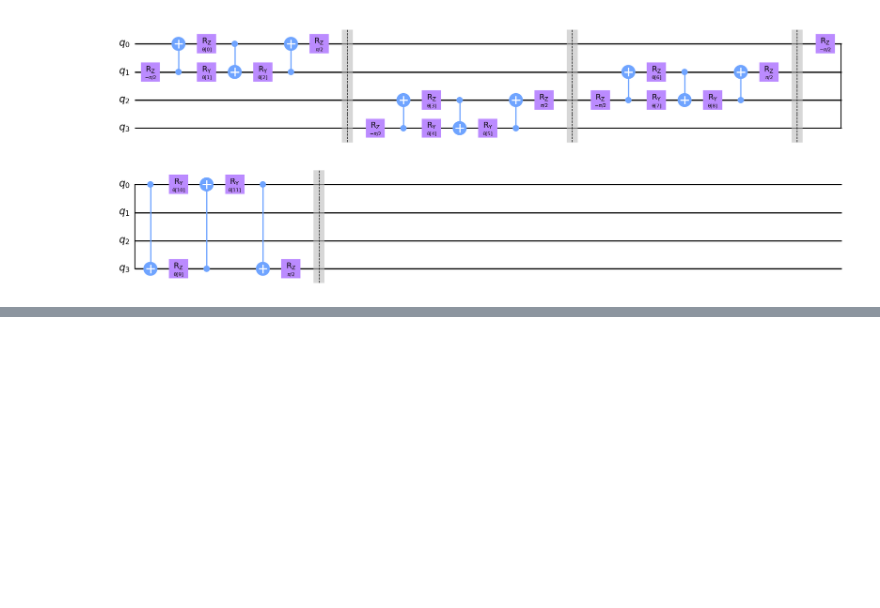
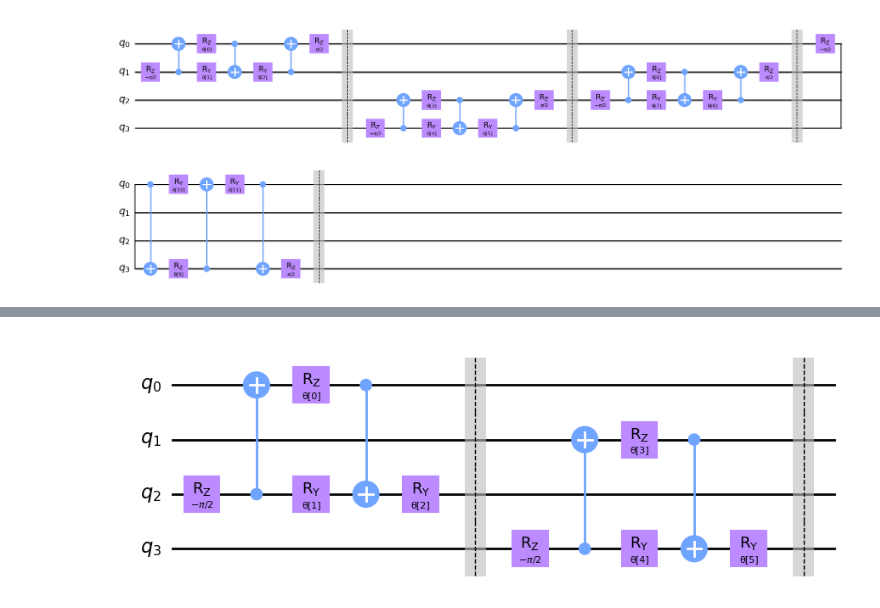
Before and after one commit to julian36alvarez/NUTI-QuantumComputing, a Jupyter notebook: notebooks/0.0-nuti_quantumcomputing-introduction.ipynb, the cells around one changed output, grey strips where cells are left out. Saved outputs shown, nothing was run; the diff lists cells and outputs as text; code cells hidden in the pictures; blank space fills up the shorter version.

```diff
--- a/notebooks/0.0-nuti_quantumcomputing-introduction.ipynb
+++ b/notebooks/0.0-nuti_quantumcomputing-introduction.ipynb
@@ -65,0 +84,24 @@ circuit.decompose().draw("mpl")
+# %%
+def pool_layer(sources, sinks, param_prefix):
+    num_qubits = len(sources) + len(sinks)
+    qc = QuantumCircuit(num_qubits, name="Pooling Layer")
+    param_index = 0
+    params = ParameterVector(param_prefix, length=num_qubits // 2 * 3)
+    for source, sink in zip(sources, sinks):
+        qc = qc.compose(pool_circuit(params[param_index : (param_index + 3)]), [source, sink])
+        qc.barrier()
+        param_index += 3
+
+    qc_inst = qc.to_instruction()
+
+    qc = QuantumCircuit(num_qubits)
+    qc.append(qc_inst, range(num_qubits))
+    return qc
+
+
+sources = [0, 1]
+sinks = [2, 3]
+circuit = pool_layer(sources, sinks, "θ")
+circuit.decompose().draw("mpl")
+# %% [output]
+[figure, added]
```
Also changed, not shown: parts of 12 cells of this notebook.
